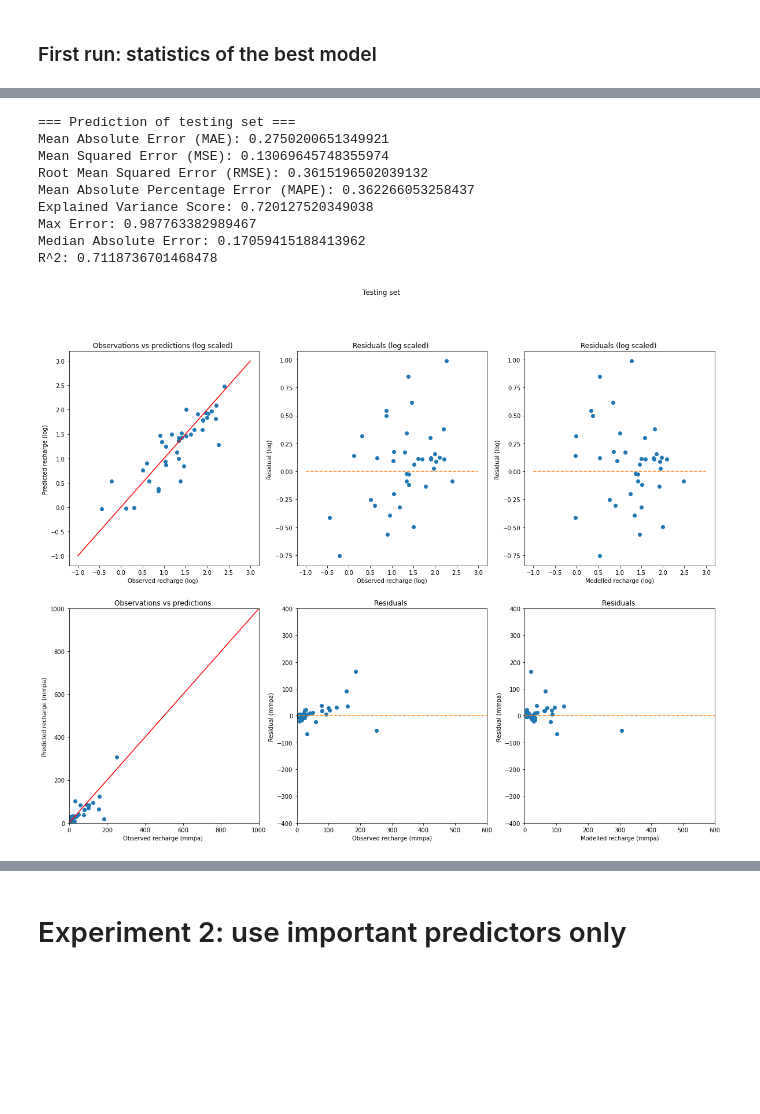
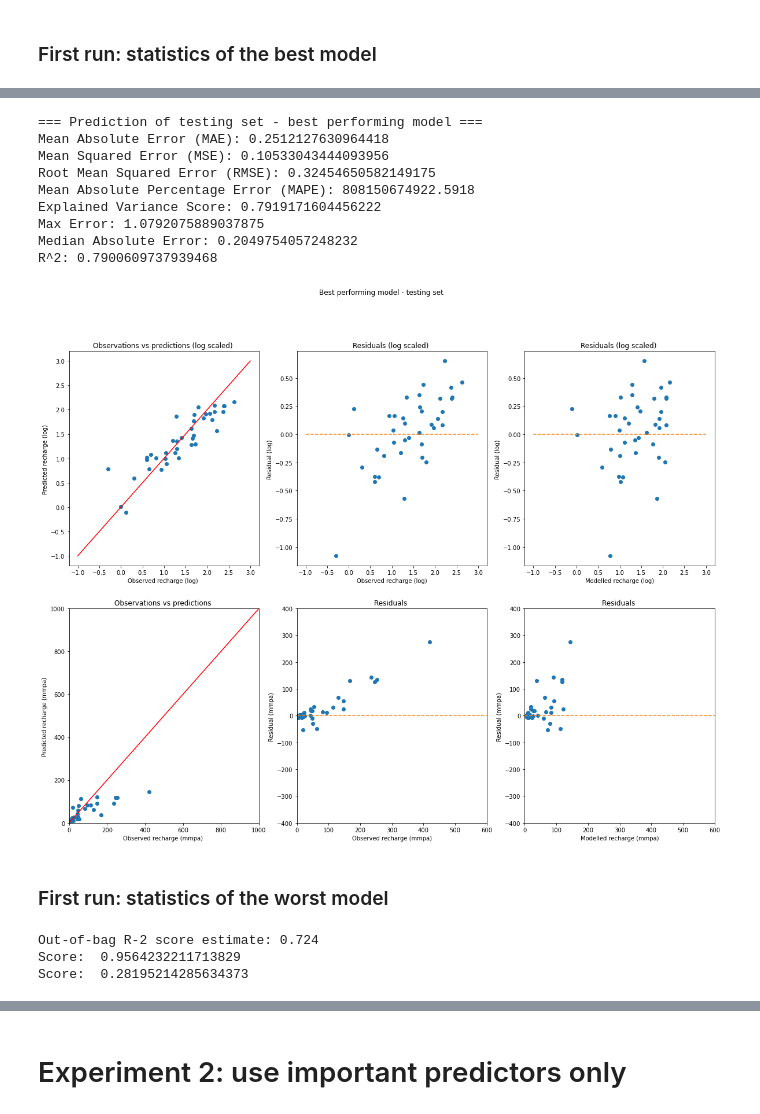
Before and after one commit to pazolka/rf-groundwater-recharge-africa, a Jupyter notebook: Pred_importance_analysis.ipynb, the cells around one changed output, grey strips where cells are left out. Cells and saved outputs as stored; diff of their text form; code cells hidden in the pictures; blank space fills up the shorter version.

```diff
--- a/Pred_importance_analysis.ipynb
+++ b/Pred_importance_analysis.ipynb
@@ -108,17 +108,25 @@ features = np.array(data)
 # %% [markdown]
  # Experiment 1: 100 runs for reliable importance measure
 # %%
+# collect all importances, R2 and oob values to calculate the average over 100 models
 importances = []
-best_model = None
-best_r2 = 0
-best_importances = None
-best_train_features, best_test_features, best_train_labels, best_test_labels = None, None, None, None
 train_r2=[]
 test_r2=[]
 oobs=[]
 train_r2_untransf=[]
 test_r2_untransf=[]
+# find the best model based on the lowest RMSE
+best_model = None
+best_r2 = 0
+best_importances = None
+best_train_features, best_test_features, best_train_labels, best_test_labels = None, None, None, None
 best_rmse = 300
+# find the worst model based on the highest RMSE
+worst_model = None
+worst_r2 = 100
+worst_train_features, worst_test_features, worst_train_labels, worst_test_labels = None, None, None, None
+worst_rmse = 0
+
 # run model 100 times
 for i in range(0,100):
     # Split the data into training and testing sets
@@ -144,11 +152,17 @@ for i in range(0,100):
 
     current_rmse = metrics.mean_squared_error(10**test_labels, 10**predictions, squared=False)
     print(f"current rmse {current_rmse}")
-    if current_rmse<best_rmse:
+    if current_r2>best_r2:
         best_rmse = current_rmse
         best_r2 = current_r2
         best_model = rf
         best_importances = rf.feature_importances_
         best_train_features, best_test_features, best_train_labels, best_test_labels = train_features, test_features, train_labels, test_labels
+
+    if current_r2<worst_r2:
+        worst_r2 = current_r2
+        worst_rmse = current_rmse
+        worst_model = rf
+        worst_train_features, worst_test_features, worst_train_labels, worst_test_labels = train_features, test_features, train_labels, test_labels
     importances.append(rf.feature_importances_)
 # %% [output]
@@ -680,6 +722,6 @@ fig.savefig('Graphics/res_training.jpg')
 # %%
 # testing set metrics
-print('=== Prediction of testing set ===')
+print('=== Prediction of testing set - best performing model ===')
 print('Mean Absolute Error (MAE):', metrics.mean_absolute_error(best_test_labels, best_predictions))
 print('Mean Squared Error (MSE):', metrics.mean_squared_error(best_test_labels, best_predictions))
 print('Root Mean Squared Error (RMSE):', metrics.mean_squared_error(best_test_labels, best_predictions, squared=False))
@@ -689,18 +731,18 @@ print('Max Error:', metrics.max_error(best_test_labels, best_predictions))
 print('Median Absolute Error:', metrics.median_absolute_error(best_test_labels, best_predictions))
 print('R^2:', metrics.r2_score(best_test_labels, best_predictions))
 # %% [output]
-=== Prediction of testing set ===
-Mean Absolute Error (MAE): 0.2750200651349921
-Mean Squared Error (MSE): 0.13069645748355974
-Root Mean Squared Error (RMSE): 0.3615196502039132
-Mean Absolute Percentage Error (MAPE): 0.362266053258437
-Explained Variance Score: 0.720127520349038
-Max Error: 0.987763382989467
-Median Absolute Error: 0.17059415188413962
-R^2: 0.7118736701468478
+=== Prediction of testing set - best performing model ===
+Mean Absolute Error (MAE): 0.2512127630964418
+Mean Squared Error (MSE): 0.10533043444093956
+Root Mean Squared Error (RMSE): 0.32454650582149175
+Mean Absolute Percentage Error (MAPE): 808150674922.5918
+Explained Variance Score: 0.7919171604456222
+Max Error: 1.0792075889037875
+Median Absolute Error: 0.2049754057248232
+R^2: 0.7900609737939468
 # %%
 fig, axs = plt.subplots(2,3,figsize=(20,15))
-fig.suptitle('Testing set')
+fig.suptitle('Best performing model - testing set')
 axs = axs.flatten()
 
 axs[0].scatter(best_test_labels, best_predictions)
@@ -737,32 +779,42 @@ axs[3].plot(range(0,1000), range(0,1000), 'r')
 axs[3].set_title('Observations vs predictions ')
 axs[3].set_xlabel('Observed recharge (mmpa) ')
 axs[3].set_ylabel('Predicted recharge (mmpa) ')
 axs[3].set_xlim([0,1000])
 axs[3].set_ylim([0,1000])
 
 axs[4].plot(10**best_test_labels, 10**best_test_labels - 10**best_predictions,marker='o',linestyle='')
 axs[4].plot(range(0,1000), np.zeros((1000,)), '--')
 axs[4].set_title('Residuals ')
 axs[4].set_xlabel('Observed recharge (mmpa)')
 axs[4].set_ylabel('Residual (mmpa) ')
 axs[4].set_xlim([0,600])
 axs[4].set_ylim([-400,400])
 
 axs[5].plot(10**best_predictions, 10**best_test_labels - 10**best_predictions,marker='o',linestyle='')
 axs[5].plot(range(0,1000), np.zeros((1000,)), '--')
 axs[5].set_title('Residuals ')
 axs[5].set_xlabel('Modelled recharge (mmpa)')
 axs[5].set_ylabel('Residual (mmpa) ')
 axs[5].set_xlim([0,600])
 axs[5].set_ylim([-400,400])
 
 # n_bins = 10
 # axs[2].hist(test_labels, bins=n_bins)
 # axs[2].set_title('Distribution of observed recharge in the testing set (scaled) ')
 # axs[2].set_xlabel('Observed recharge (log10) ')
 # axs[2].set_ylabel('Number of observations')
 # axs[2].set_xlim([-1,3])
 
-fig.savefig('Graphics/res_testing.jpg')
+fig.savefig('Graphics/res_testing_best.jpg')
 # %% [output]
-[figure, old version]
+[figure, new version]
+# %% [markdown]
+### First run: statistics of the worst model
+# %%
+print(f'Out-of-bag R-2 score estimate: {worst_model.oob_score_:>5.3}')
+print('Score: ', worst_model.score(worst_train_features, worst_train_labels))
+print('Score: ', worst_model.score(worst_test_features, worst_test_labels))
+# %% [output]
+Out-of-bag R-2 score estimate: 0.724
+Score:  0.9564232211713829
+Score:  0.28195214285634373
```
Also changed, not shown: parts of 33 cells of this notebook, 23 other files.
